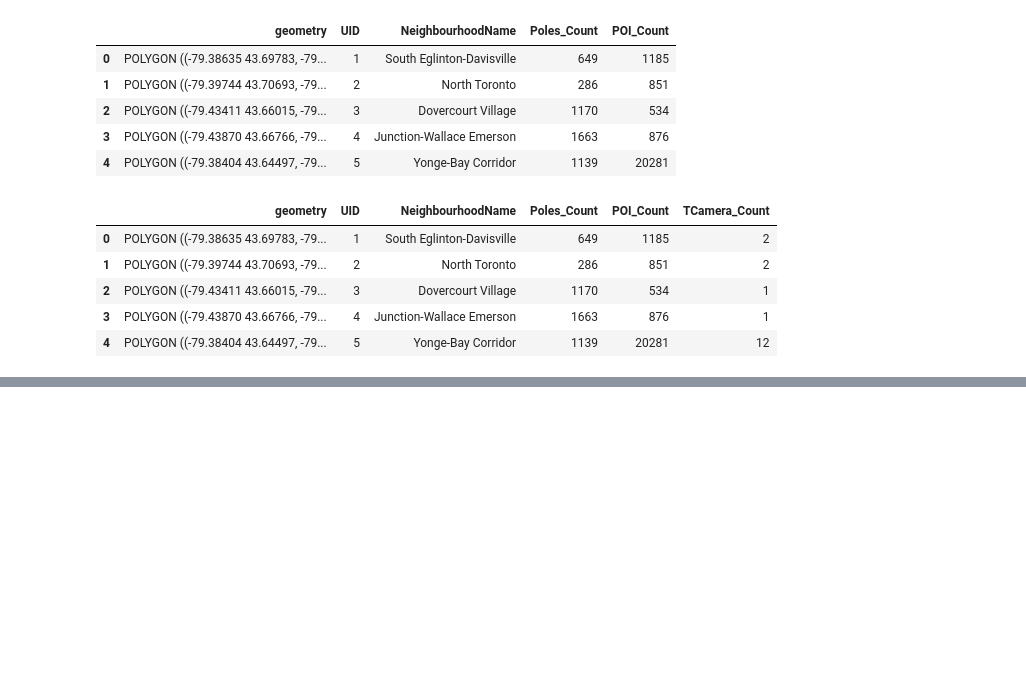
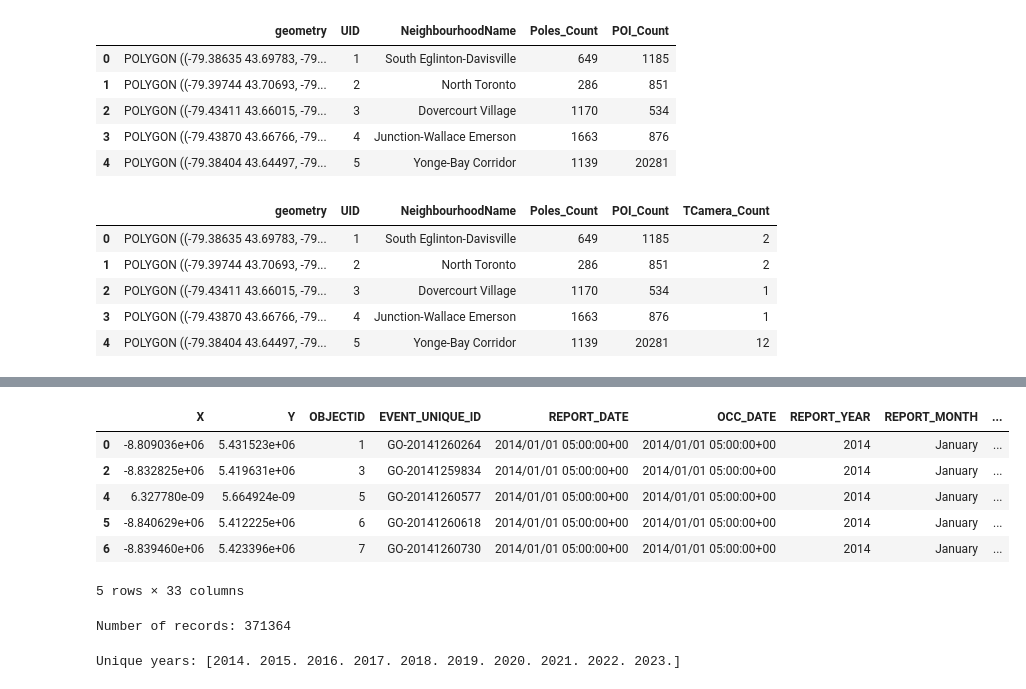
Before and after one commit to rentruong/ENGO645_TorontoCrimeAnalysis, a Jupyter notebook: TorontoCrimeAnalysis.ipynb, the cells around one changed output, grey strips where cells are left out. Drawn from its saved outputs; the diff is of its cells as text; code cells hidden in the pictures; blank space fills up the shorter version.

```diff
--- a/TorontoCrimeAnalysis.ipynb
+++ b/TorontoCrimeAnalysis.ipynb
@@ -163,0 +482,30 @@ neighborhoods_gdf.head()
+# %%
+# Filter the data where OCC_YEAR is between 2014 and 2023 (inclusive)
+MajorCrime_data_filtered = MajorCrime_data[(MajorCrime_data['OCC_YEAR'] >= 2014) & (MajorCrime_data['OCC_YEAR'] <= 2023)]
+
+# Display the filtered data
+MajorCrime_data_filtered.head()
+# %% [output]
+|  | X | Y | OBJECTID | EVENT_UNIQUE_ID | REPORT_DATE | OCC_DATE | REPORT_YEAR | REPORT_MONTH | ... |
+| 0 | -8.809036e+06 | 5.431523e+06 | 1 | GO-20141260264 | 2014/01/01 05:00:00+00 | 2014/01/01 05:00:00+00 | 2014 | January | ... |
+| 2 | -8.832825e+06 | 5.419631e+06 | 3 | GO-20141259834 | 2014/01/01 05:00:00+00 | 2014/01/01 05:00:00+00 | 2014 | January | ... |
+| 4 | 6.327780e-09 | 5.664924e-09 | 5 | GO-20141260577 | 2014/01/01 05:00:00+00 | 2014/01/01 05:00:00+00 | 2014 | January | ... |
+| 5 | -8.840629e+06 | 5.412225e+06 | 6 | GO-20141260618 | 2014/01/01 05:00:00+00 | 2014/01/01 05:00:00+00 | 2014 | January | ... |
+| 6 | -8.839460e+06 | 5.423396e+06 | 7 | GO-20141260730 | 2014/01/01 05:00:00+00 | 2014/01/01 05:00:00+00 | 2014 | January | ... |
+5 rows × 33 columns
+# %%
+# Find the number of records in the filtered data
+num_records = len(MajorCrime_data_filtered)
+
+# Display the number of records
+print("Number of records:", num_records)
+# %% [output]
+Number of records: 371364
+# %%
+# List unique attributes in the OCC_YEAR column
+unique_years = MajorCrime_data_filtered['OCC_YEAR'].unique()
+
+# Display the unique attributes
+print("Unique years:", unique_years)
+# %% [output]
+Unique years: [2014. 2015. 2016. 2017. 2018. 2019. 2020. 2021. 2022. 2023.]
```
Also changed, not shown: parts of 30 cells of this notebook.
